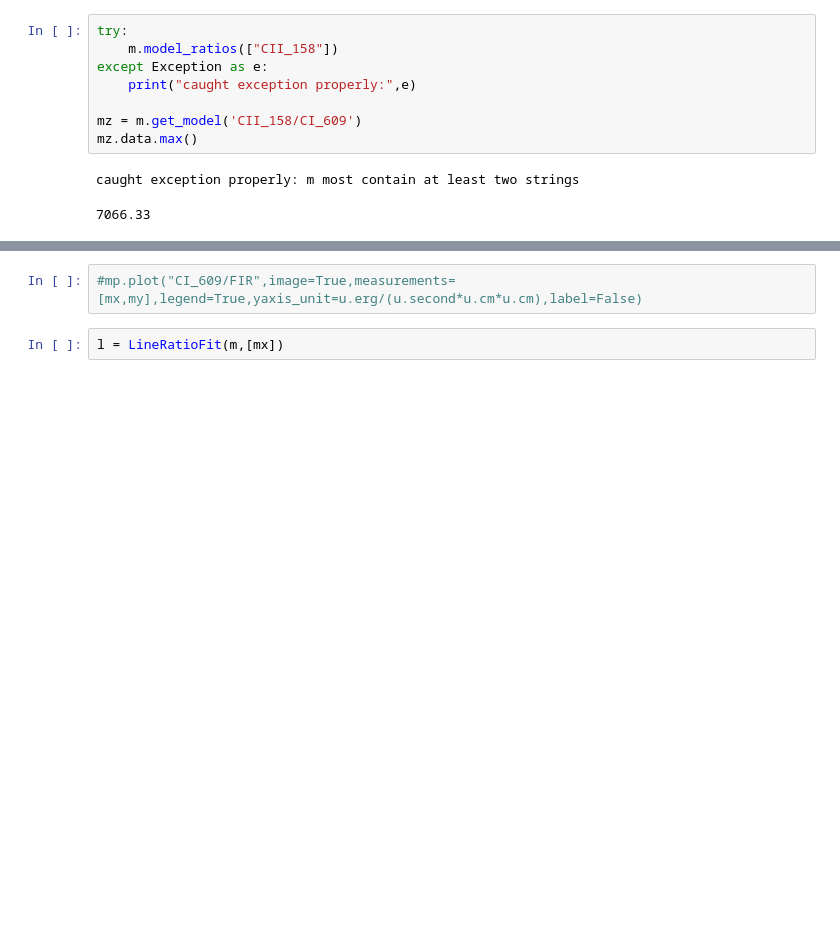
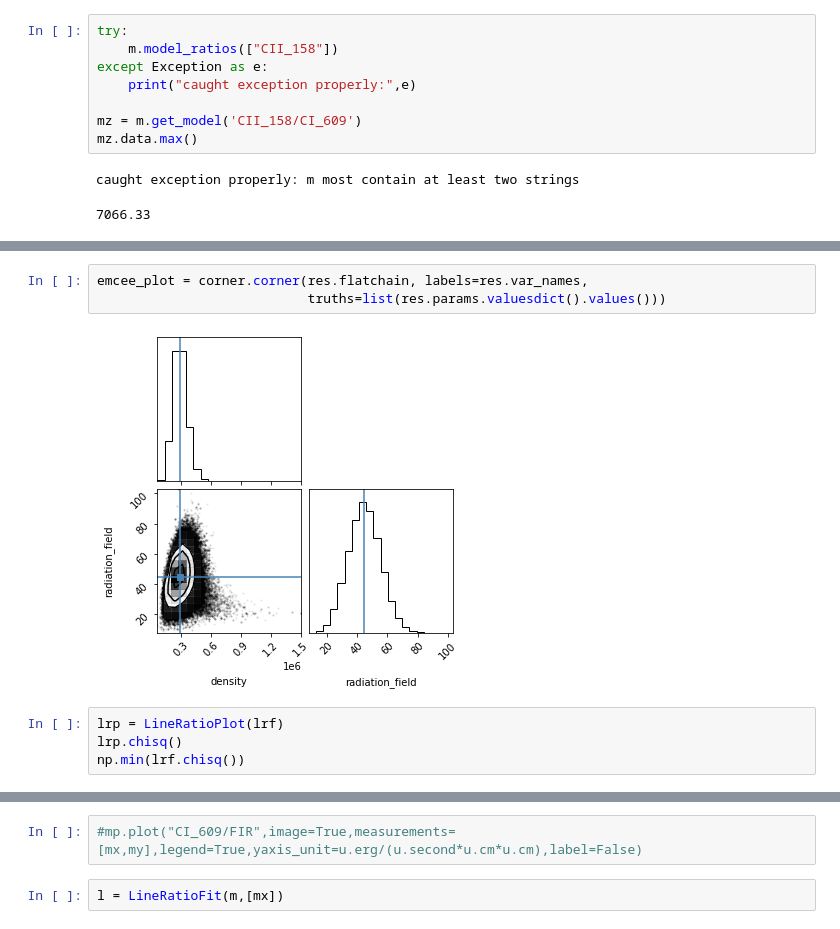
Before and after one commit to mpound/pdrtpy, a Jupyter notebook: Debug.ipynb, the cells around one changed output, grey strips where cells are left out. Saved outputs shown, nothing was run; the diff lists cells and outputs as text; blank space fills up the shorter version.

```diff
--- a/Debug.ipynb
+++ b/Debug.ipynb
@@ -121,2 +179,11 @@ AXIndex=0
+# %%
+emcee_plot = corner.corner(res.flatchain, labels=res.var_names,
+                           truths=list(res.params.valuesdict().values()))
+# %% [output]
+[figure, added]
+# %%
+lrp = LineRatioPlot(lrf)
+lrp.chisq()
+np.min(lrf.chisq())
 # %%
 mp.plot("CI_609",image=True)#measurements=[mx],image=False,legend=True,contours=True,label=True)
```
Also changed, not shown: parts of 33 cells of this notebook.
